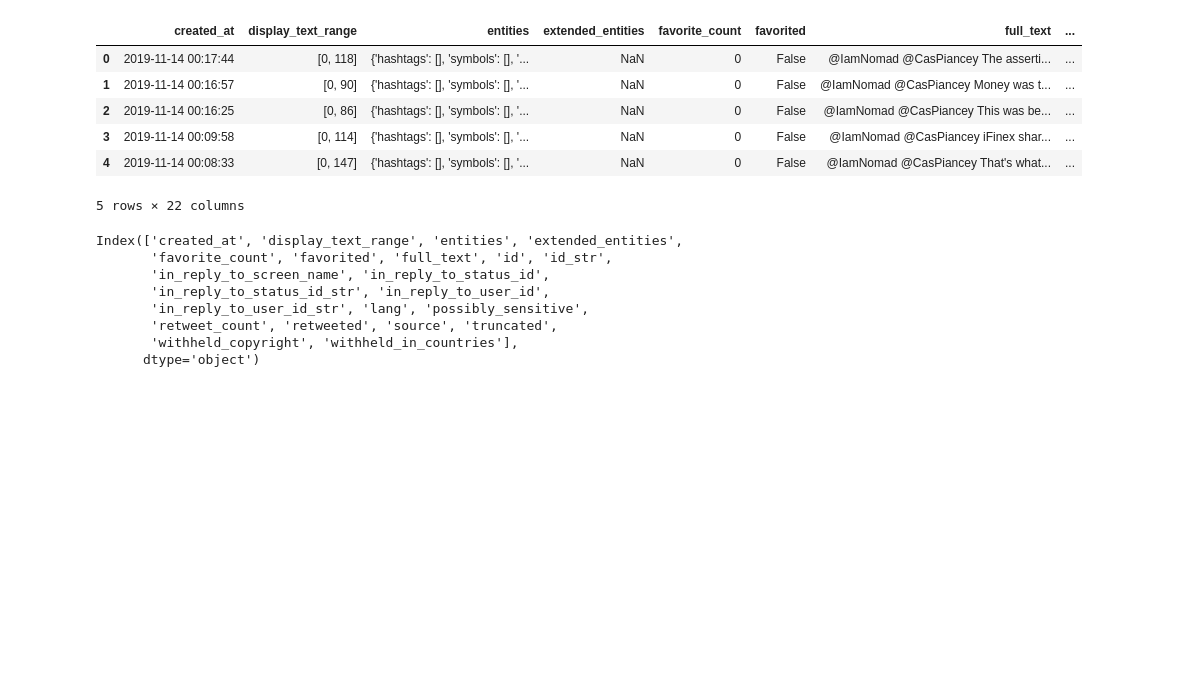
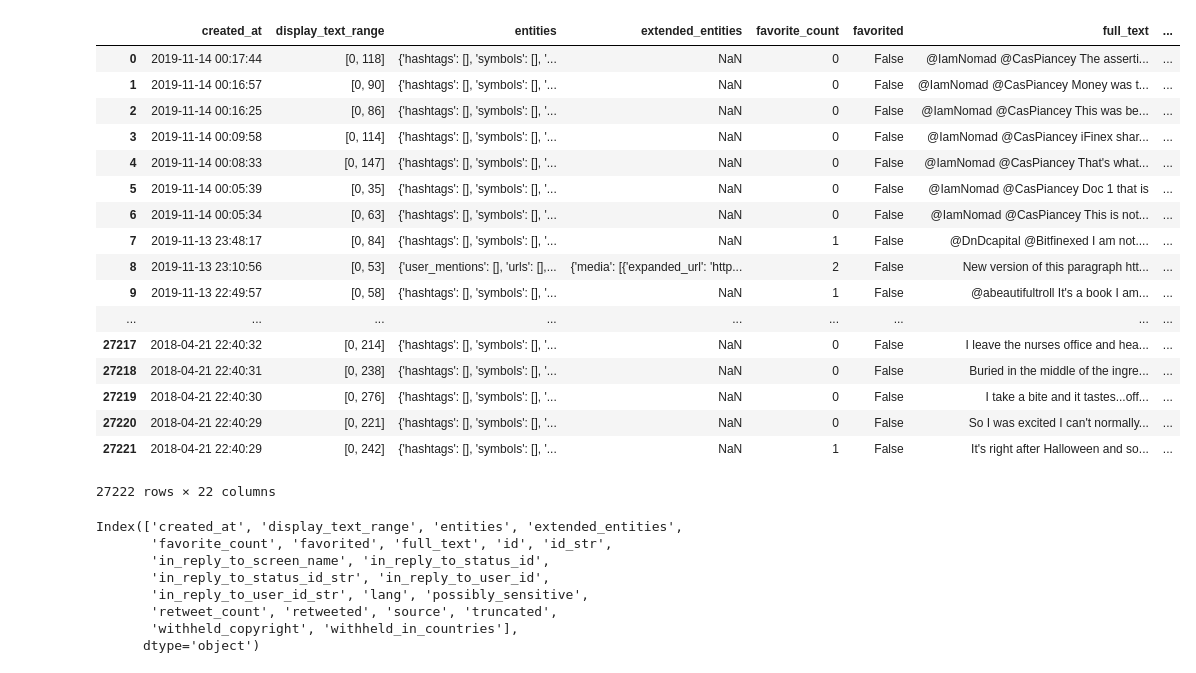
Before and after one commit to bennettftomlin/bennett_bot, a Jupyter notebook: data_preprocessing.ipynb, the cells around one changed output. Saved outputs shown, nothing was run; the diff lists cells and outputs as text; code cells hidden in the pictures; blank space fills up the shorter version.

```diff
--- a/data_preprocessing.ipynb
+++ b/data_preprocessing.ipynb
@@ -3,15 +3,26 @@ import pandas as pd
 # %%
 tweets = pd.read_json('tweet.js')
 # %%
-tweets.head()
+tweets
 # %% [output]
 |  | created_at | display_text_range | entities | extended_entities | favorite_count | favorited | full_text | ... |
 | 0 | 2019-11-14 00:17:44 | [0, 118] | {'hashtags': [], 'symbols': [], '... | NaN | 0 | False | @IamNomad @CasPiancey The asserti... | ... |
 | 1 | 2019-11-14 00:16:57 | [0, 90] | {'hashtags': [], 'symbols': [], '... | NaN | 0 | False | @IamNomad @CasPiancey Money was t... | ... |
 | 2 | 2019-11-14 00:16:25 | [0, 86] | {'hashtags': [], 'symbols': [], '... | NaN | 0 | False | @IamNomad @CasPiancey This was be... | ... |
 | 3 | 2019-11-14 00:09:58 | [0, 114] | {'hashtags': [], 'symbols': [], '... | NaN | 0 | False | @IamNomad @CasPiancey iFinex shar... | ... |
 | 4 | 2019-11-14 00:08:33 | [0, 147] | {'hashtags': [], 'symbols': [], '... | NaN | 0 | False | @IamNomad @CasPiancey That's what... | ... |
+| 5 | 2019-11-14 00:05:39 | [0, 35] | {'hashtags': [], 'symbols': [], '... | NaN | 0 | False | @IamNomad @CasPiancey Doc 1 that is | ... |
+| 6 | 2019-11-14 00:05:34 | [0, 63] | {'hashtags': [], 'symbols': [], '... | NaN | 0 | False | @IamNomad @CasPiancey This is not... | ... |
+| 7 | 2019-11-13 23:48:17 | [0, 84] | {'hashtags': [], 'symbols': [], '... | NaN | 1 | False | @DnDcapital @Bitfinexed I am not.... | ... |
+| 8 | 2019-11-13 23:10:56 | [0, 53] | {'user_mentions': [], 'urls': [],... | {'media': [{'expanded_url': 'http... | 2 | False | New version of this paragraph htt... | ... |
+| 9 | 2019-11-13 22:49:57 | [0, 58] | {'hashtags': [], 'symbols': [], '... | NaN | 1 | False | @abeautifultroll It's a book I am... | ... |
+| ... | ... | ... | ... | ... | ... | ... | ... | ... |
+| 27217 | 2018-04-21 22:40:32 | [0, 214] | {'hashtags': [], 'symbols': [], '... | NaN | 0 | False | I leave the nurses office and hea... | ... |
+| 27218 | 2018-04-21 22:40:31 | [0, 238] | {'hashtags': [], 'symbols': [], '... | NaN | 0 | False | Buried in the middle of the ingre... | ... |
+| 27219 | 2018-04-21 22:40:30 | [0, 276] | {'hashtags': [], 'symbols': [], '... | NaN | 0 | False | I take a bite and it tastes...off... | ... |
+| 27220 | 2018-04-21 22:40:29 | [0, 221] | {'hashtags': [], 'symbols': [], '... | NaN | 0 | False | So I was excited I can't normally... | ... |
+| 27221 | 2018-04-21 22:40:29 | [0, 242] | {'hashtags': [], 'symbols': [], '... | NaN | 1 | False | It's right after Halloween and so... | ... |
-5 rows × 22 columns
+27222 rows × 22 columns
 # %%
 tweets.columns
 # %% [output]
```
Also changed, not shown: parts of 3 cells of this notebook, 1 other file.
